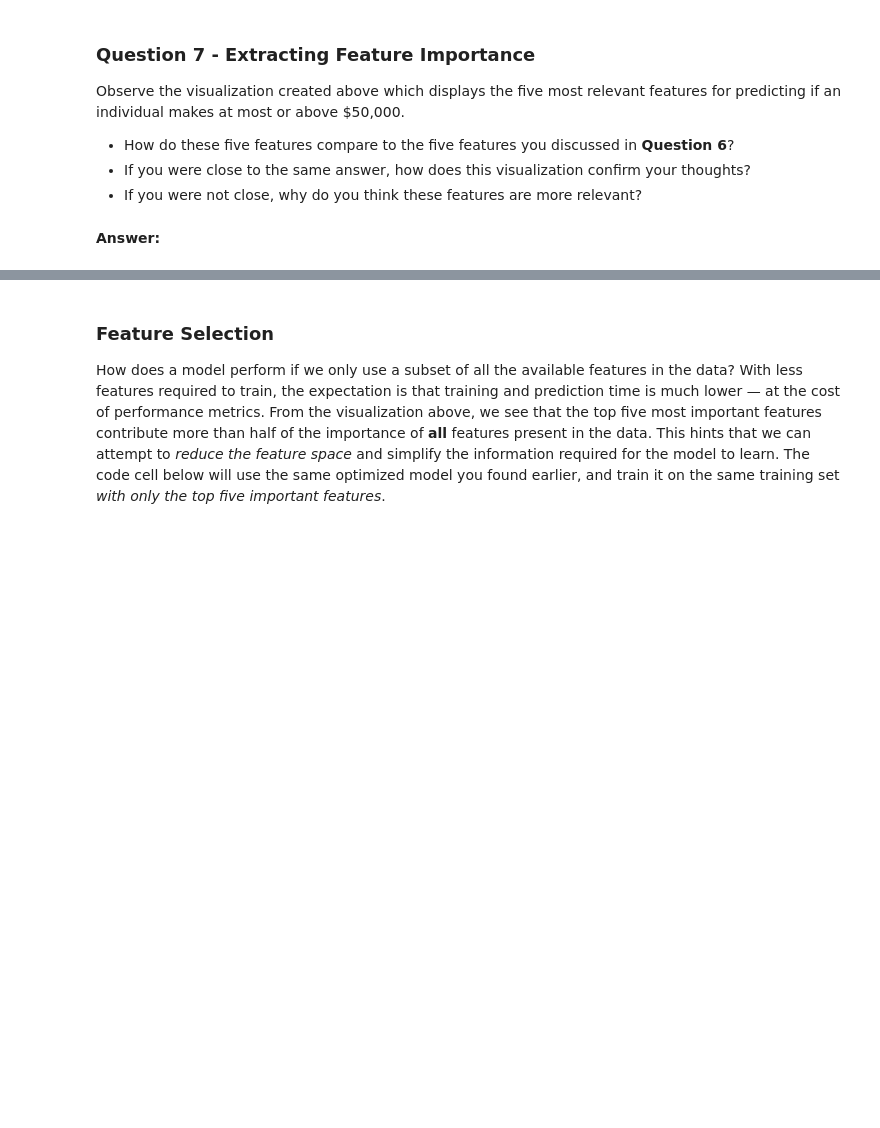
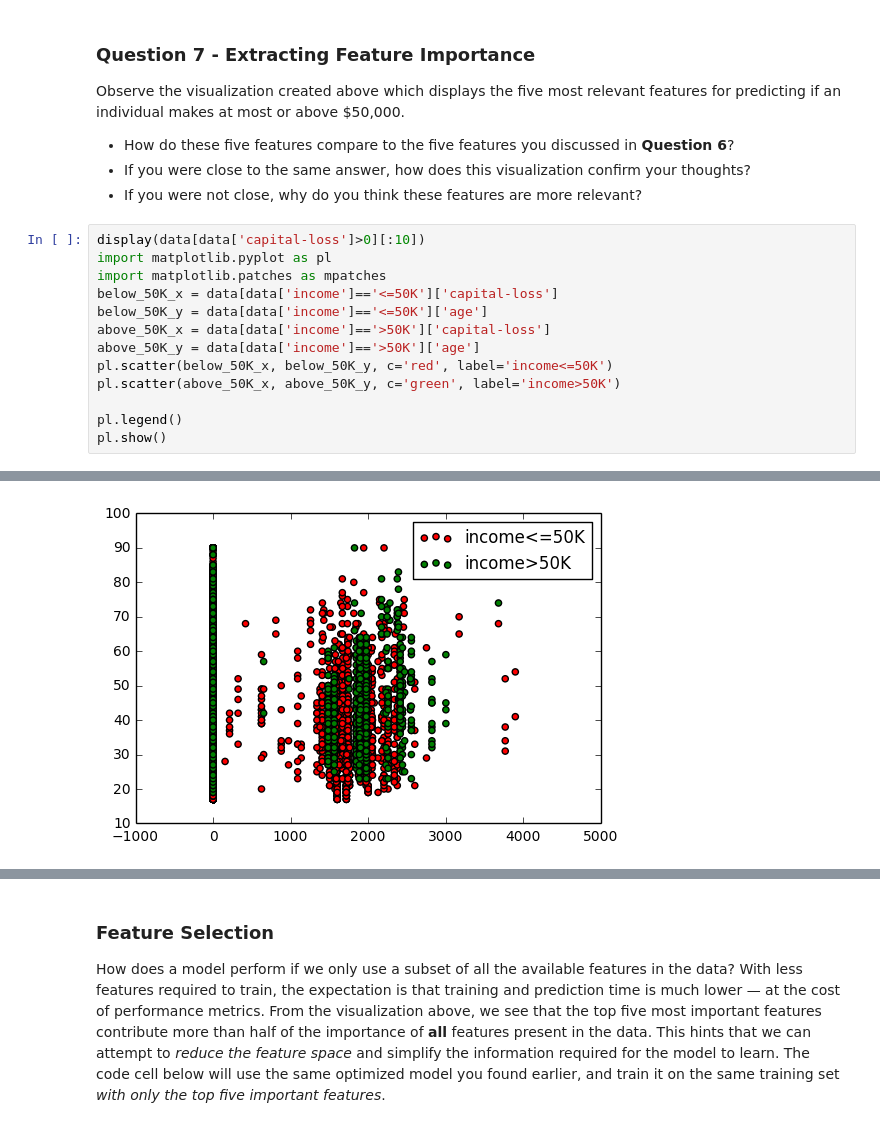
Before and after one commit to becky-hd/machine-learning, a Jupyter notebook: projects/finding_donors/finding_donors.ipynb, the cells around one changed output, grey strips where cells are left out. Saved outputs shown, nothing was run; the diff lists cells and outputs as text; blank space fills up the shorter version.

```diff
--- a/projects/finding_donors/finding_donors.ipynb
+++ b/projects/finding_donors/finding_donors.ipynb
@@ -579,5 +618,17 @@ Observe the visualization created above which displays the five most relevant fe
 * How do these five features compare to the five features you discussed in **Question 6**?
 * If you were close to the same answer, how does this visualization confirm your thoughts?
 * If you were not close, why do you think these features are more relevant?
-# %% [markdown]
-**Answer:**
+# %%
+display(data[data['capital-loss']>0][:10])
+import matplotlib.pyplot as pl
+import matplotlib.patches as mpatches
+below_50K_x = data[data['income']=='<=50K']['capital-loss']
+below_50K_y = data[data['income']=='<=50K']['age']
+above_50K_x = data[data['income']=='>50K']['capital-loss']
+above_50K_y = data[data['income']=='>50K']['age']
+pl.scatter(below_50K_x, below_50K_y, c='red', label='income<=50K')
+pl.scatter(above_50K_x, above_50K_y, c='green', label='income>50K')
+
+pl.legend()
+pl.show()
+# %% [output]
@@ -583,0 +646 @@ Observe the visualization created above which displays the five most relevant fe
+[figure, added]
```
Also changed, not shown: parts of 20 cells of this notebook.
